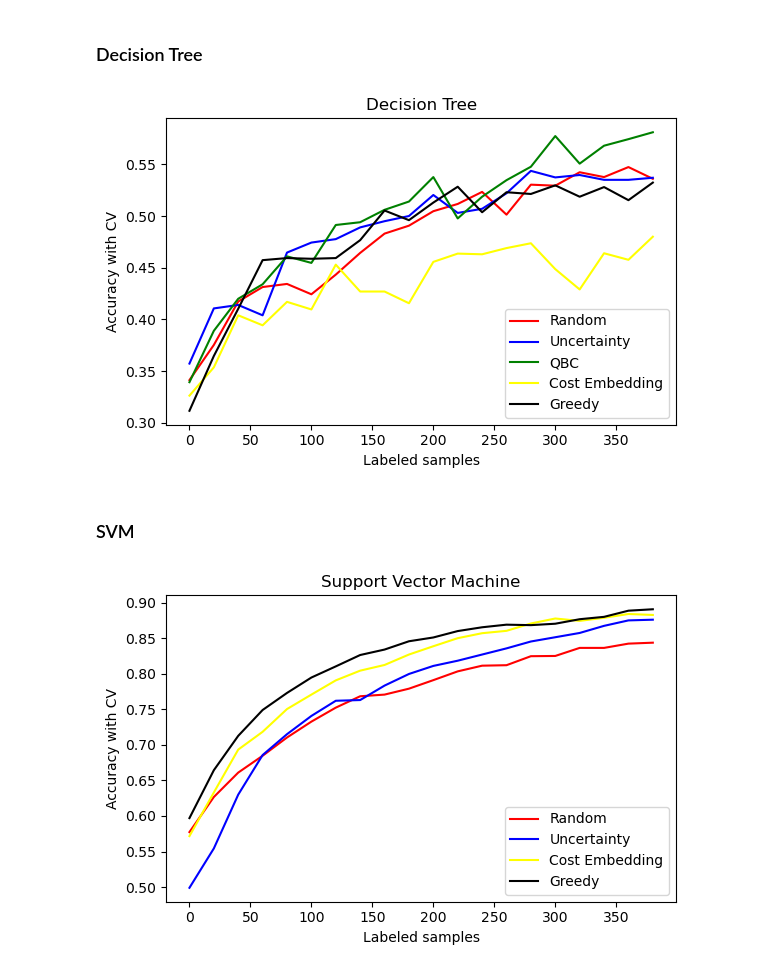
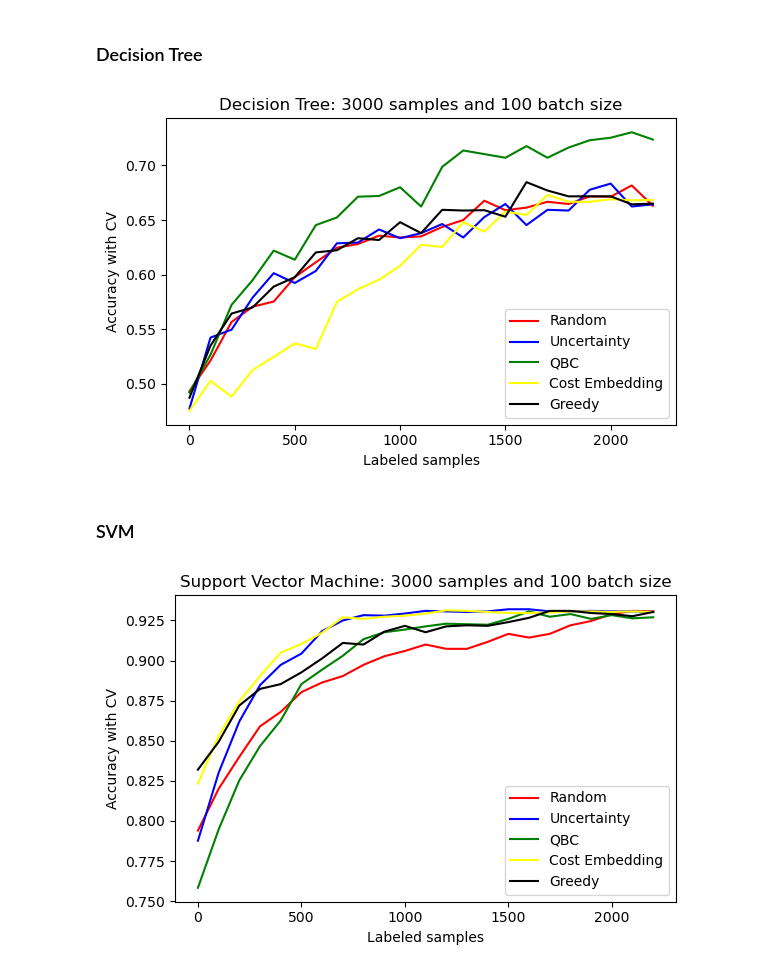
Before and after one commit to silkevdschueren/ActiveML_project, a Jupyter notebook: Active-Learning_CV.ipynb, the cells around one changed output. Drawn from its saved outputs; the diff is of its cells as text; code cells hidden in the pictures.

Commit message:
Modifications by Eline, to make needed plots

```diff
--- a/Active-Learning_CV.ipynb
+++ b/Active-Learning_CV.ipynb
@@ -28,37 +32,38 @@ y_true = np.array(data[target]).astype('int')
 # %% [markdown]
 ### Decision Tree
 # %%
-clf_name = 'Decision Tree'
-n_samples = 20
-batch_size = 20
+clf_name = 'Decision Tree: 3000 samples and 100 batch size'
+# n_samples * batch_size can be maximal 4/5*(total size dataset) - batch_size if there is 5 fold cross validation
+n_samples = 23
+batch_size = 100
 folds = 5
 colors = ['blue', 'red', 'green']
 
 fig, ax = plt.subplots(figsize=(6, 4))
 
 clf = SklearnClassifier(DecisionTreeClassifier(criterion = 'entropy'), classes=np.unique(y_true))
-cycle, accuracies = ActiveLearning_CrossValidation(X, y_true, folds, ActiveLearning_RandomSampling, n_samples, batch_size, clf)
-ax.plot(cycle, accuracies, color = 'red', label = 'Random')
+cycle11, accuracies11 = ActiveLearning_CrossValidation(X, y_true, folds, ActiveLearning_RandomSampling, n_samples, batch_size, clf)
+ax.plot(cycle11, accuracies11, color = 'red', label = 'Random')
 
 clf = SklearnClassifier(DecisionTreeClassifier(criterion = 'entropy'), classes=np.unique(y_true))
-cycle, accuracies = ActiveLearning_CrossValidation(X, y_true, folds, ActiveLearning_UncertaintySampling, n_samples, batch_size, clf)
-ax.plot(cycle, accuracies, color = 'blue', label = 'Uncertainty')
+cycle21, accuracies21 = ActiveLearning_CrossValidation(X, y_true, folds, ActiveLearning_UncertaintySampling, n_samples, batch_size, clf)
+ax.plot(cycle21, accuracies21, color = 'blue', label = 'Uncertainty')
 
 clf = SklearnClassifier(DecisionTreeClassifier(criterion = 'entropy'), classes=np.unique(y_true))
-cycle, accuracies = ActiveLearning_CrossValidation(X, y_true, folds, ActiveLearning_QueryByCommittee, n_samples, batch_size, clf)
-ax.plot(cycle, accuracies, color = 'green', label = 'QBC')
+cycle31, accuracies31 = ActiveLearning_CrossValidation(X, y_true, folds, ActiveLearning_QueryByCommittee, n_samples, batch_size, clf)
+ax.plot(cycle31, accuracies31, color = 'green', label = 'QBC')
 
 clf = SklearnClassifier(DecisionTreeClassifier(criterion = 'entropy'), classes=np.unique(y_true))
-cycle, accuracies = ActiveLearning_CrossValidation(X, y_true, folds, ActiveLearning_CostEmbeddingAL, n_samples, batch_size, clf)
-ax.plot(cycle, accuracies, color = 'yellow', label = 'Cost Embedding')
+cycle41, accuracies41 = ActiveLearning_CrossValidation(X, y_true, folds, ActiveLearning_CostEmbeddingAL, n_samples, batch_size, clf)
+ax.plot(cycle41, accuracies41, color = 'yellow', label = 'Cost Embedding')
 
 clf = SklearnClassifier(DecisionTreeClassifier(criterion = 'entropy'), classes=np.unique(y_true))
-cycle, accuracies = ActiveLearning_CrossValidation(X, y_true, folds, ActiveLearning_GreedySamplingX, n_samples, batch_size, clf)
-ax.plot(cycle, accuracies, color = 'black', label = 'Greedy')
+cycle51, accuracies51 = ActiveLearning_CrossValidation(X, y_true, folds, ActiveLearning_GreedySamplingX, n_samples, batch_size, clf)
+ax.plot(cycle51, accuracies51, color = 'black', label = 'Greedy')
 
 ax.set(xlabel='Labeled samples', ylabel='Accuracy with CV', title=clf_name)
 ax.legend()
 plt.tight_layout()
 plt.show()
 # %% [output]
-[figure, old version]
+[figure, new version]
@@ -65,37 +76,37 @@ plt.show()
 # %% [markdown]
 ### SVM
 # %%
-clf_name = 'Support Vector Machine'
-n_samples = 20
-batch_size = 20
+clf_name = 'Support Vector Machine: 3000 samples and 100 batch size'
+n_samples = 23
+batch_size = 100
 folds = 5
 colors = ['blue', 'red', 'green']
 
 fig, ax = plt.subplots(figsize=(6, 4))
 
 clf = SklearnClassifier(SVC(kernel = 'rbf', C = 10, probability = True), classes=np.unique(y_true))
-cycle, accuracies = ActiveLearning_CrossValidation(X, y_true, folds, ActiveLearning_RandomSampling, n_samples, batch_size, clf)
-ax.plot(cycle, accuracies, color = 'red', label = 'Random')
+cycle12, accuracies12 = ActiveLearning_CrossValidation(X, y_true, folds, ActiveLearning_RandomSampling, n_samples, batch_size, clf)
+ax.plot(cycle12, accuracies12, color = 'red', label = 'Random')
 
 clf = SklearnClassifier(SVC(kernel = 'rbf', C = 10, probability = True), classes=np.unique(y_true))
-cycle, accuracies = ActiveLearning_CrossValidation(X, y_true, folds, ActiveLearning_UncertaintySampling, n_samples, batch_size, clf)
-ax.plot(cycle, accuracies, color = 'blue', label = 'Uncertainty')
-
-#clf = SklearnClassifier(SVC(kernel = 'rbf', C = 10, probability = True), classes=np.unique(y_true))
-#cycle, accuracies = ActiveLearning_CrossValidation(X, y_true, folds, ActiveLearning_QueryByCommittee, n_samples, batch_size, clf)
-#ax.plot(cycle, accuracies, color = 'green', label = 'QBC')
+cycle22, accuracies22 = ActiveLearning_CrossValidation(X, y_true, folds, ActiveLearning_UncertaintySampling, n_samples, batch_size, clf)
+ax.plot(cycle22, accuracies22, color = 'blue', label = 'Uncertainty')
 
 clf = SklearnClassifier(SVC(kernel = 'rbf', C = 10, probability = True), classes=np.unique(y_true))
-cycle, accuracies = ActiveLearning_CrossValidation(X, y_true, folds, ActiveLearning_CostEmbeddingAL, n_samples, batch_size, clf)
-ax.plot(cycle, accuracies, color = 'yellow', label = 'Cost Embedding')
+cycle32, accuracies32 = ActiveLearning_CrossValidation(X, y_true, folds, ActiveLearning_QueryByCommittee, n_samples, batch_size, clf)
+ax.plot(cycle32, accuracies32, color = 'green', label = 'QBC')
 
 clf = SklearnClassifier(SVC(kernel = 'rbf', C = 10, probability = True), classes=np.unique(y_true))
-cycle, accuracies = ActiveLearning_CrossValidation(X, y_true, folds, ActiveLearning_GreedySamplingX, n_samples, batch_size, clf)
-ax.plot(cycle, accuracies, color = 'black', label = 'Greedy')
+cycle42, accuracies42 = ActiveLearning_CrossValidation(X, y_true, folds, ActiveLearning_CostEmbeddingAL, n_samples, batch_size, clf)
+ax.plot(cycle42, accuracies42, color = 'yellow', label = 'Cost Embedding')
+
+clf = SklearnClassifier(SVC(kernel = 'rbf', C = 10, probability = True), classes=np.unique(y_true))
+cycle52, accuracies52 = ActiveLearning_CrossValidation(X, y_true, folds, ActiveLearning_GreedySamplingX, n_samples, batch_size, clf)
+ax.plot(cycle52, accuracies52, color = 'black', label = 'Greedy')
 
 ax.set(xlabel='Labeled samples', ylabel='Accuracy with CV', title=clf_name)
 ax.legend()
 plt.tight_layout()
 plt.show()
 # %% [output]
-[figure, old version]
+[figure, new version]
```
Also changed, not shown: parts of 66 cells of this notebook, 1 other file.
